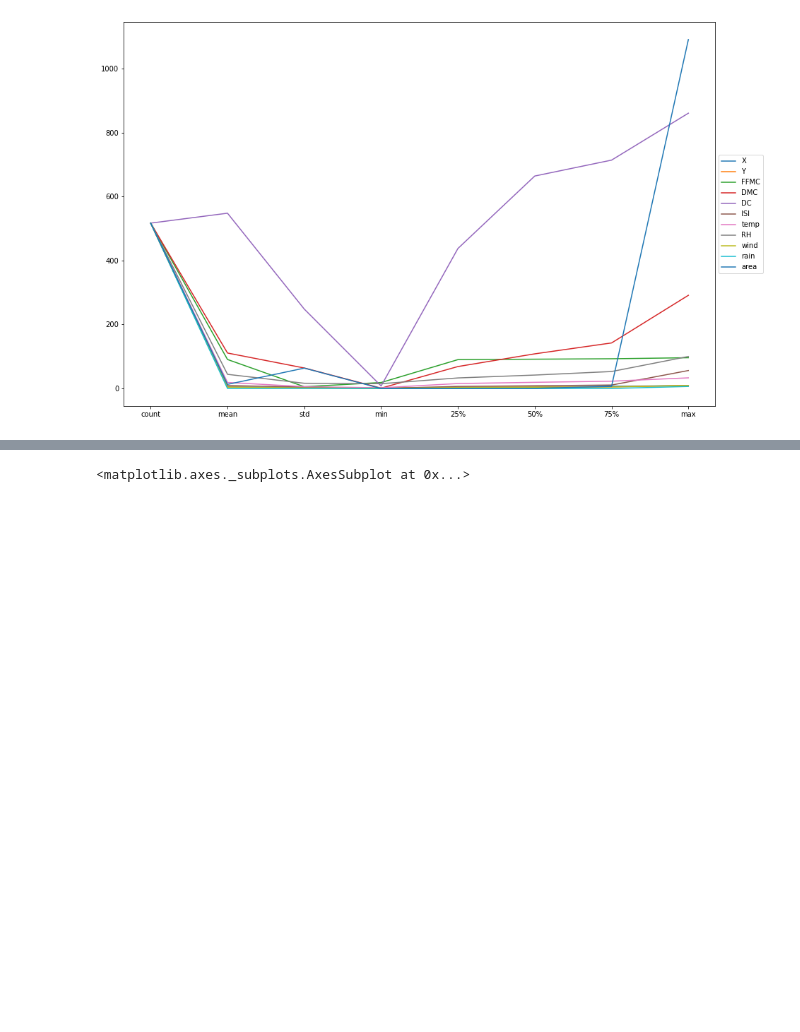
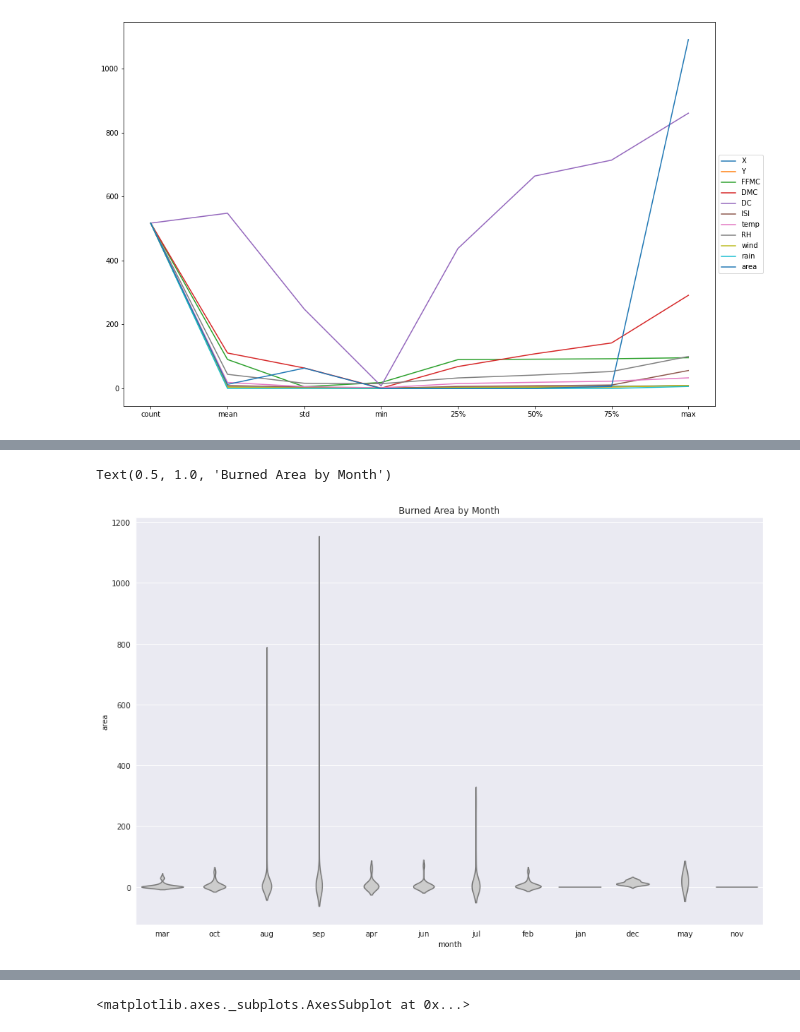
Before and after one commit to masp42/integrate_CA, a Jupyter notebook: Marcelo_Pugliesi_Marina_AI_DV_DP_ICA.ipynb, the cells around one changed output, grey strips where cells are left out. Saved outputs shown, nothing was run; the diff lists cells and outputs as text; code cells hidden in the pictures; blank space fills up the shorter version.

```diff
--- a/Marcelo_Pugliesi_Marina_AI_DV_DP_ICA.ipynb
+++ b/Marcelo_Pugliesi_Marina_AI_DV_DP_ICA.ipynb
@@ -111,0 +132,8 @@ df.describe(include=['O'])
+# %%
+
+plt.figure(figsize =(15, 10))
+sns.violinplot(x='month', y='area', data=df, inner=None, color=".8")
+plt.title("Burned Area by Month")
+# %% [output]
+Text(0.5, 1.0, 'Burned Area by Month')
+[figure, added]
```
Also changed, not shown: parts of 18 cells of this notebook.
